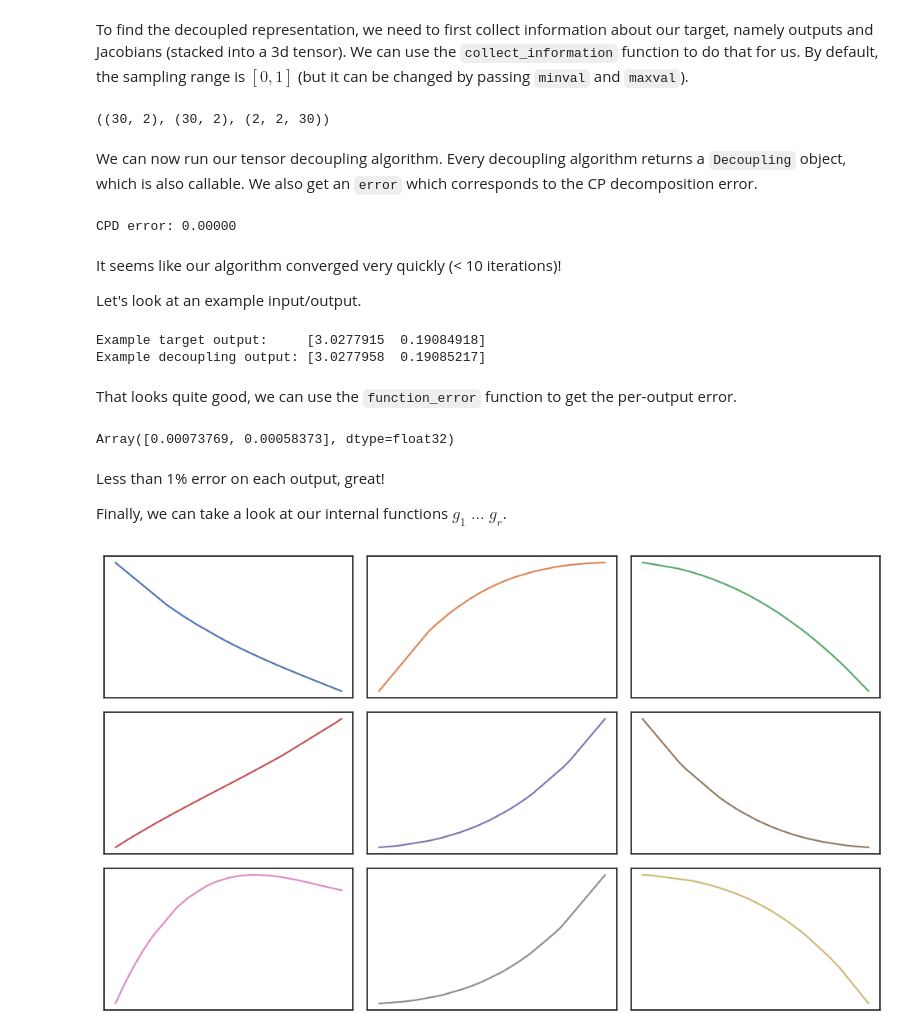
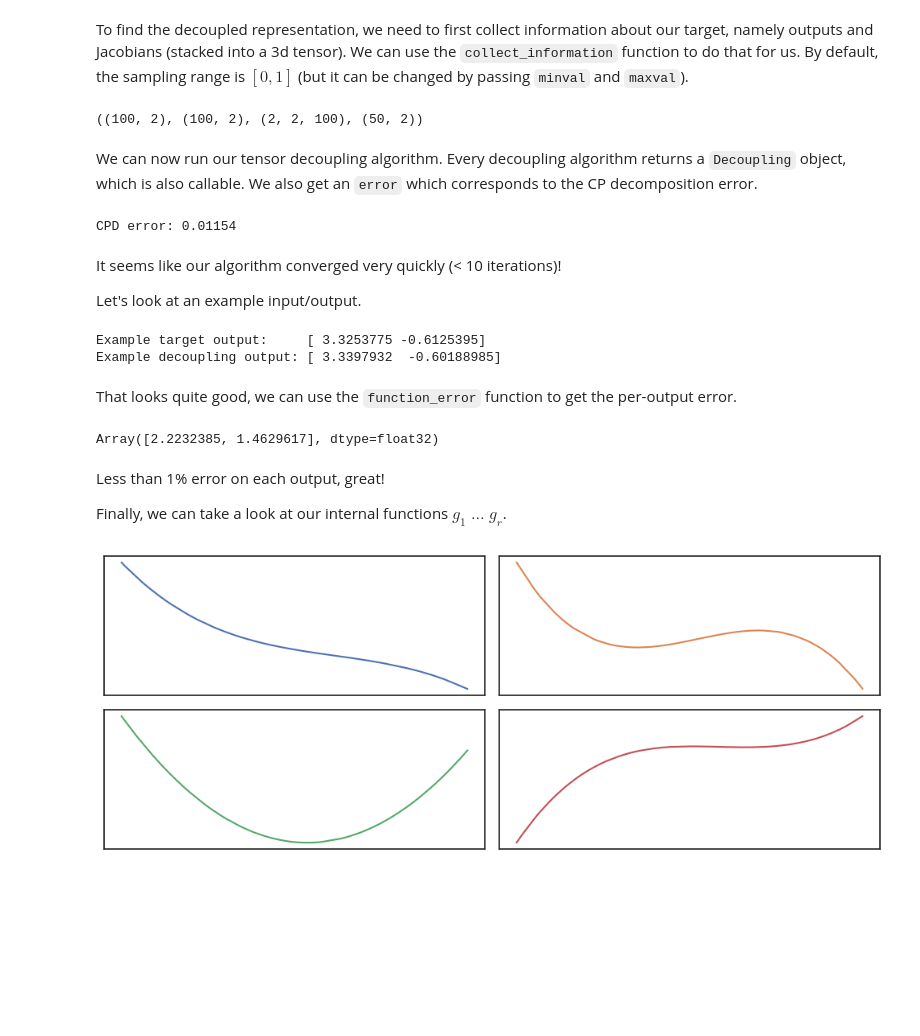
Before and after one commit to mrochk/decoupling, a Jupyter notebook: examples/1. Introduction.ipynb, the cells around one changed output. Saved outputs shown, nothing was run; the diff lists cells and outputs as text; code cells hidden in the pictures; blank space fills up the shorter version.

```diff
--- a/examples/1. Introduction.ipynb
+++ b/examples/1. Introduction.ipynb
@@ -38,48 +38,57 @@ Array([33, 49], dtype=int32)
 # %% [markdown]
 To find the decoupled representation, we need to first collect information about our target, namely outputs and Jacobians (stacked into a 3d tensor). We can use the `collect_information` function to do that for us. By default, the sampling range is $[0, 1]$ (but it can be changed by passing `minval` and `maxval`).
 # %%
-from decoupling.utils import collect_information
+from decoupling.utils import collect_information_from_random
 
-N = 30 # number of data points to collect
+ntrain = 100 # number of data points to collect
+ntest = 50
 
-X, Y, J = collect_information(target, N, key) # returns inputs, outputs and stacked Jacobian tensor
-X.shape, Y.shape, J.shape
+X, Y, J = collect_information_from_random(target, ntrain, key, minval=-1.5, maxval=1.5) # returns inputs, outputs and stacked Jacobian tensor
+X_test, _, _ = collect_information_from_random(target, ntest, key_test)
+X.shape, Y.shape, J.shape, X_test.shape
 # %% [output]
-((30, 2), (30, 2), (2, 2, 30))
+((100, 2), (100, 2), (2, 2, 100), (50, 2))
 # %% [markdown]
 We can now run our tensor decoupling algorithm. Every decoupling algorithm returns a `Decoupling` object, which is also callable. We also get an `error` which corresponds to the CP decomposition error.
 # %%
-from decoupling.algorithm import BasicDecoupling
+from decoupling import Algorithm
 
-rank = 9
+rank = 4
 
-algo = BasicDecoupling(rank, key=key)
+algo = Algorithm(
+    rank=rank,
+    niters=50,
+    splines_dof=5,
+    key=key,
+    ninits=5,
+    use_smoothing=False,
+)
 
 decoupling = algo.run(X, Y, J)
-print(f'CPD error: {algo.errors[-1]:.5f}')
+print(f'CPD error: {algo.info.errors.min():.5f}')
 # %% [output]
-CPD error: 0.00000
+CPD error: 0.01154
 # %% [markdown]
 It seems like our algorithm converged very quickly (< 10 iterations)!
 
 Let's look at an example input/output.
 # %%
-y_decoupling = decoupling(X[0])
-y_target = target(X[0])
+y_decoupling = decoupling(X_test[1])
+y_target = target(X_test[1])
 
 print(f'Example target output:     {y_target}')
 print(f'Example decoupling output: {y_decoupling}')
 # %% [output]
-Example target output:     [3.0277915  0.19084918]
-Example decoupling output: [3.0277958  0.19085217]
+Example target output:     [ 3.3253775 -0.6125395]
+Example decoupling output: [ 3.3397932  -0.60188985]
 # %% [markdown]
 That looks quite good, we can use the `function_error` function to get the per-output error.
 # %%
 from decoupling.utils import function_error
 
-function_error(target, decoupling, key=key_test)
+function_error(target, decoupling, X_test)
 # %% [output]
-Array([0.00073769, 0.00058373], dtype=float32)
+Array([2.2232385, 1.4629617], dtype=float32)
 # %% [markdown]
 Less than 1% error on each output, great!
 
@@ -87,25 +96,25 @@ Finally, we can take a look at our internal functions $g_1\;\dots\;g_r$.
 # %%
 import matplotlib.pyplot as plt
 import seaborn as sns
 sns.set_theme('notebook', 'white')
 colors = sns.color_palette()
 
 Z = X @ decoupling.V
 Y = []
 for z in Z:
     y = decoupling.internals(z)
     Y.append(y)
 
 Z = jnp.stack(Z)      # shape (n_samples, n_components)
 Y = jnp.stack(Y)      # shape (n_samples, n_components)
 
-fig, ax = plt.subplots(3, 3, figsize=(10, 6))
+fig, ax = plt.subplots(2, 2, figsize=(10, 4))
 for r, a in enumerate(ax.flatten()):
     a.set_xticks([]); a.set_yticks([])
 
     idx = jnp.argsort(Z[:, r])   # sort by the r-th component across all samples
     a.plot(Z[idx, r], Y[idx, r], color=colors[r])
 
 plt.tight_layout(); plt.show()
 # %% [output]
-[figure, old version]
+[figure, new version]
```
Also changed, not shown: 3 other files.
